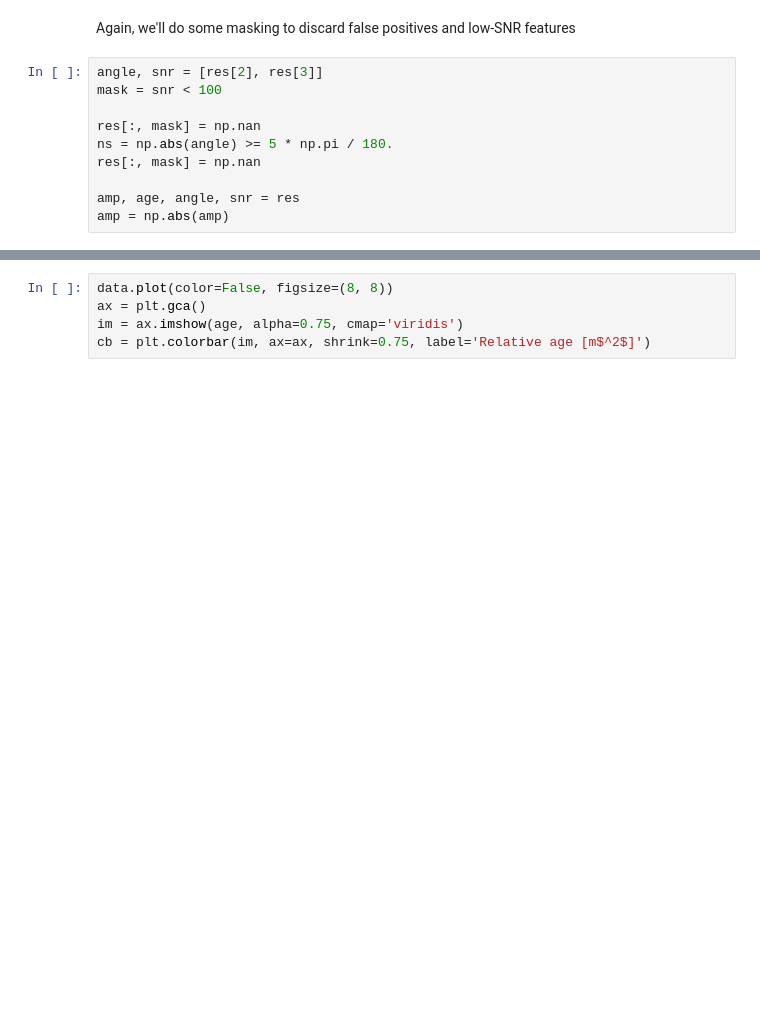
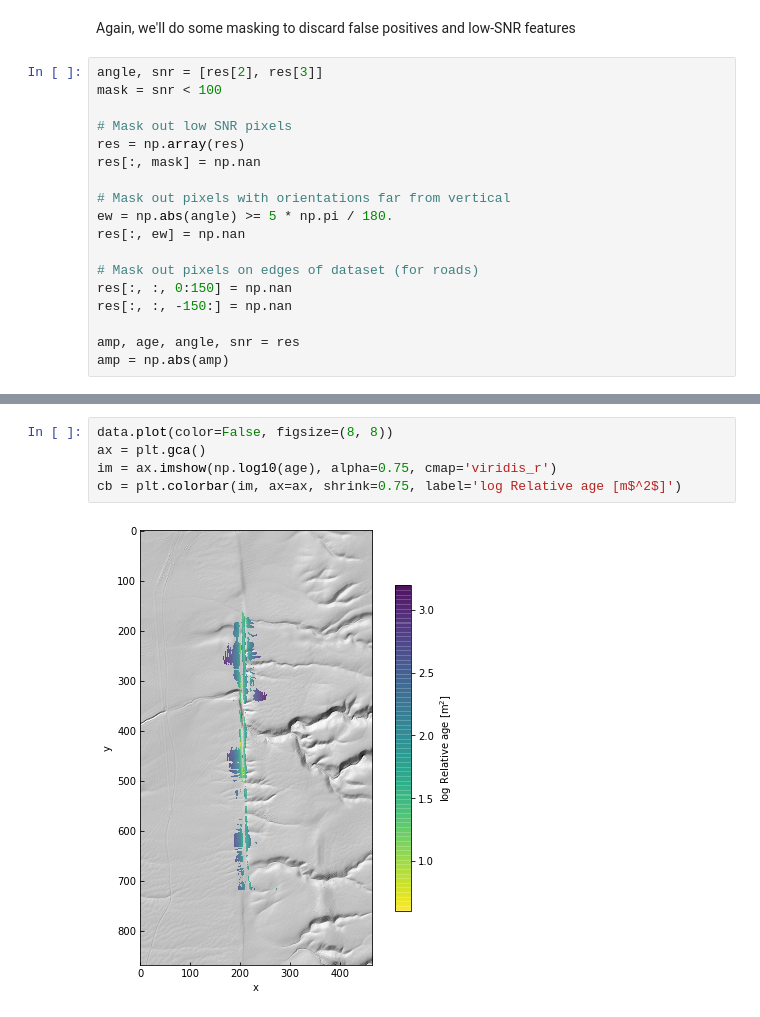
Before and after one commit to stgl/scarplet, a Jupyter notebook: docs/source/examples/scarps.ipynb, the cells around one changed output, grey strips where cells are left out. Saved outputs shown, nothing was run; the diff lists cells and outputs as text; blank space fills up the shorter version.

```diff
--- a/docs/source/examples/scarps.ipynb
+++ b/docs/source/examples/scarps.ipynb
@@ -59,9 +61,17 @@ Again, we'll do some masking to discard false positives and low-SNR features
 angle, snr = [res[2], res[3]]
 mask = snr < 100
 
+# Mask out low SNR pixels
+res = np.array(res)
 res[:, mask] = np.nan
-ns = np.abs(angle) >= 5 * np.pi / 180.
-res[:, mask] = np.nan
+
+# Mask out pixels with orientations far from vertical
+ew = np.abs(angle) >= 5 * np.pi / 180.
+res[:, ew] = np.nan
+
+# Mask out pixels on edges of dataset (for roads)
+res[:, :, 0:150] = np.nan
+res[:, :, -150:] = np.nan
 
 amp, age, angle, snr = res
 amp = np.abs(amp)
@@ -78,5 +92,7 @@ cb = plt.colorbar(im, ax=ax, shrink=0.75, label='Scarp height [m]')
 # %%
 data.plot(color=False, figsize=(8, 8))
 ax = plt.gca()
-im = ax.imshow(age, alpha=0.75, cmap='viridis')
-cb = plt.colorbar(im, ax=ax, shrink=0.75, label='Relative age [m$^2$]')
+im = ax.imshow(np.log10(age), alpha=0.75, cmap='viridis_r')
+cb = plt.colorbar(im, ax=ax, shrink=0.75, label='log Relative age [m$^2$]')
+# %% [output]
+[figure, added]
```
Also changed, not shown: parts of 12 cells of this notebook, 1 other file.
